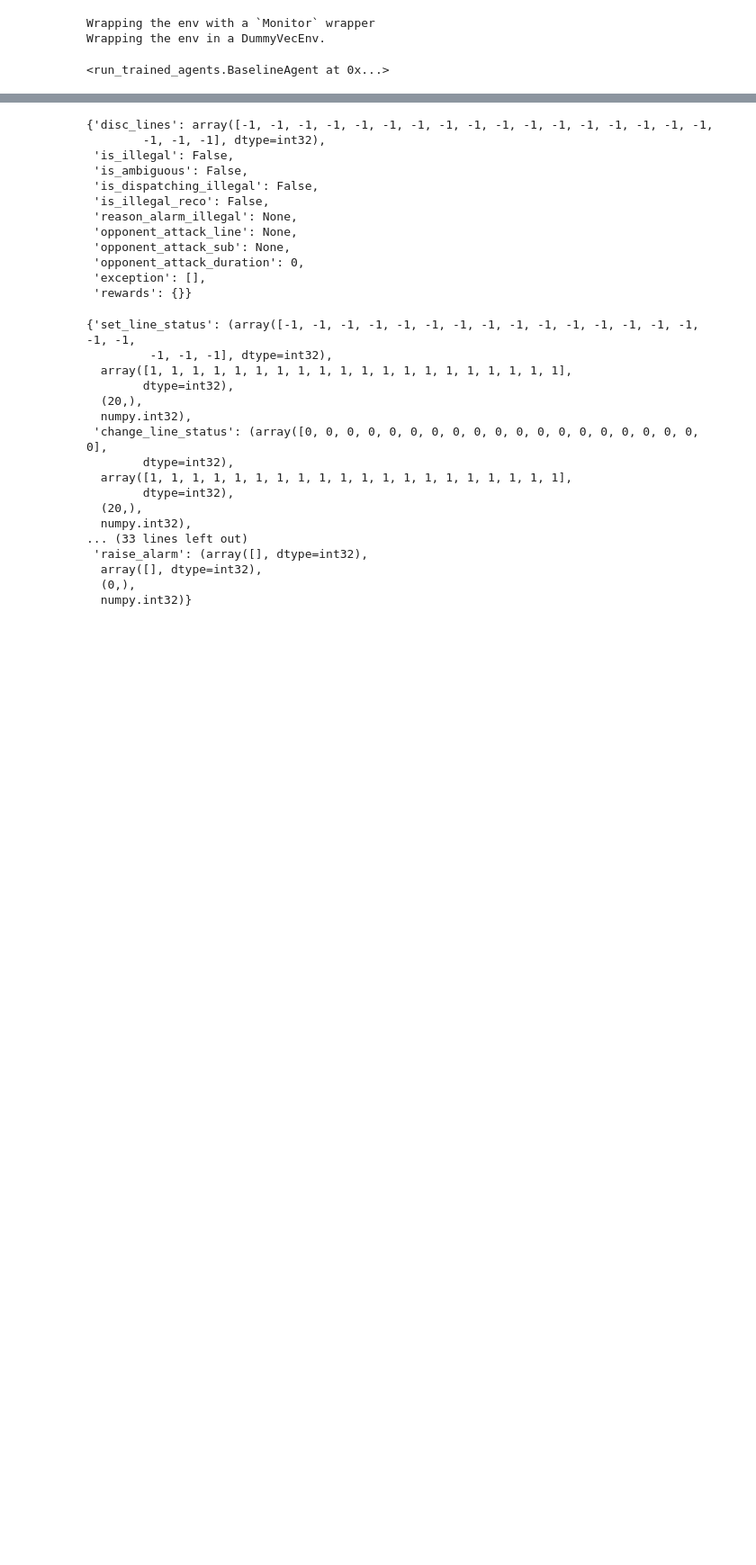
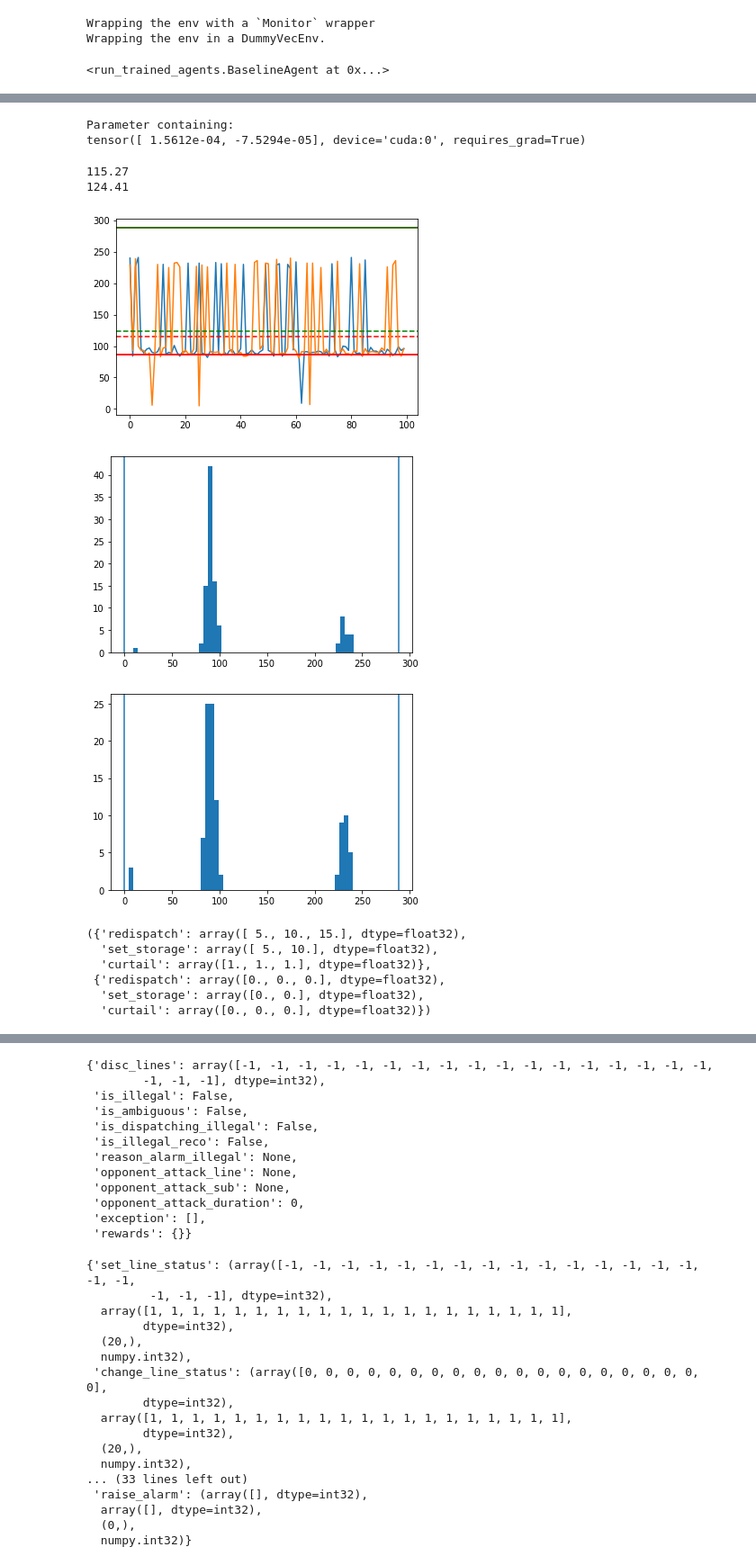
Before and after one commit to gaetanserre/L2RPN-WCCI-Baselines, a Jupyter notebook: RL/test_case14.ipynb, the cells around one changed output, grey strips where cells are left out. Shown at 90% size. Saved outputs shown, nothing was run; the diff lists cells and outputs as text; code cells hidden in the pictures; blank space fills up the shorter version.

```diff
--- a/RL/test_case14.ipynb
+++ b/RL/test_case14.ipynb
@@ -11,0 +82,11 @@ env = grid2op.make("educ_case14_storage_custom",
+# %%
+from grid2op.Reward import GameplayReward, L2RPNReward
+
+env = grid2op.make("educ_case14_storage_custom",
+                    backend=LightSimBackend(),
+                    reward_class=L2RPNReward,
+                    other_rewards={"gameplay": GameplayReward}
+                    )
+obs = env.reset()
+obs, reward, done, info = env.step(env.action_space())
+reward, info
@@ -147,7 +308,11 @@ done = False
 
 while not done:
     act = agent.act(obs, reward, done)
-    obs, rew, done, info = env.step(act)
+    gym_obs = agent.l2rpn_agent._gym_obs_space.to_gym(obs)
+    # gym_act = agent.l2rpn_agent.get_act(gym_obs, reward, done)
+    gym_act = agent.l2rpn_agent.nn_model.predict(gym_obs, deterministic=True)[0]
+    grid2op_act = agent.l2rpn_agent._gym_act_space.from_gym(gym_act)
+    obs, reward, done, info = env.step(act)
     if info["is_ambiguous"] or info["is_illegal"] :
         print("AMBIGUOUS ACTION !!!!!!!!!!!!!!!", info)
     print("storate action:", act.as_dict()["storage_power"])
@@ -173 +338,6 @@ curtailment action: [-1.         -1.          0.618422    0.22052687  0.0847576
 obs info: [0. 0.] [1. 1. 1. 1. 1. 1.]
+# %%
+agent.l2rpn_agent.nn_model.policy.log_std
+# %% [output]
+Parameter containing:
+tensor([ 1.5612e-04, -7.5294e-05], device='cuda:0', requires_grad=True)
@@ -173,0 +378,42 @@ obs info: [0. 0.] [1. 1. 1. 1. 1. 1.]
+# %%
+import matplotlib.pyplot as plt
+
+print(np.mean(durations_list))
+print(np.mean([el['l'] for el in nn_model.ep_info_buffer]))
+
+plt.plot(durations_list)
+plt.axhline(86, color = "r")
+plt.axhline(np.mean(durations_list), color = "r", linestyle = "--")
+plt.axhline(288, color = "r")
+# plt.show()
+
+plt.plot([el['l'] for el in nn_model.ep_info_buffer])
+plt.axhline(86, color = "r")
+plt.axhline(np.mean([el['l'] for el in nn_model.ep_info_buffer]), color = "g", linestyle = "--")
+plt.axhline(288, color = "g")
+plt.show()
+
+plt.hist(durations_list, 50)
+plt.axvline(0)
+plt.axvline(288)
+plt.show()
+
+plt.hist([el['l'] for el in nn_model.ep_info_buffer], 50)
+plt.axvline(0)
+plt.axvline(288)
+plt.show()
+# %% [output]
+115.27
+124.41
+[figure, added]
+[figure, added]
+[figure, added]
+# %%
+gym_env.action_space._multiply, gym_env.action_space._add
+# %% [output]
+({'redispatch': array([ 5., 10., 15.], dtype=float32),
+  'set_storage': array([ 5., 10.], dtype=float32),
+  'curtail': array([1., 1., 1.], dtype=float32)},
+ {'redispatch': array([0., 0., 0.], dtype=float32),
+  'set_storage': array([0., 0.], dtype=float32),
+  'curtail': array([0., 0., 0.], dtype=float32)})
```
Also changed, not shown: parts of 40 cells of this notebook, 4 other files.
